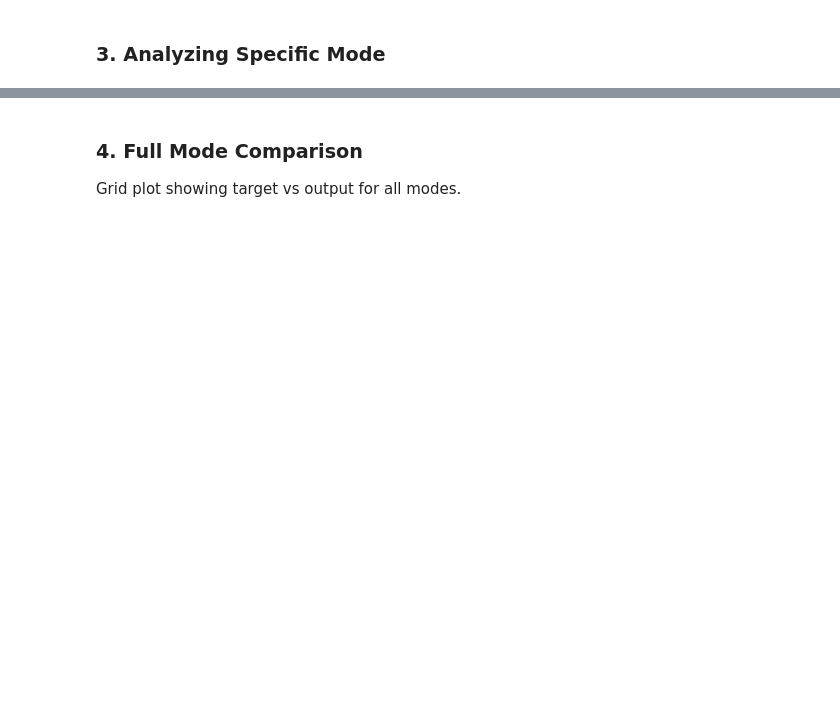
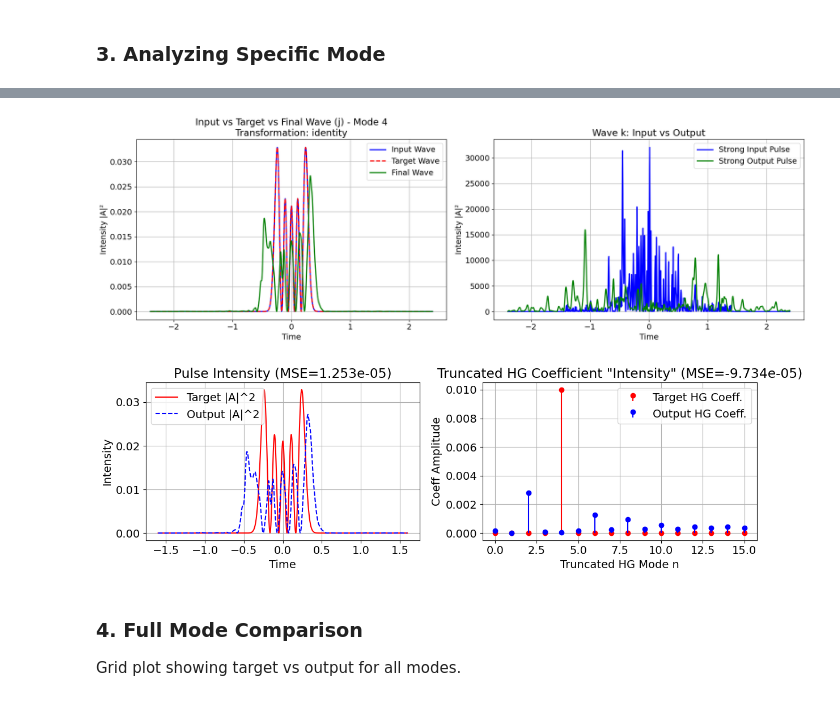
Before and after one commit to lukass16/LGW-Lab-NLSE, a Jupyter notebook: NLSE in PyTorch/analyze_xpm_unitary.ipynb, the cells around one changed output, grey strips where cells are left out. Saved outputs shown, nothing was run; the diff lists cells and outputs as text; code cells hidden in the pictures; blank space fills up the shorter version.

```diff
--- a/NLSE in PyTorch/analyze_xpm_unitary.ipynb
+++ b/NLSE in PyTorch/analyze_xpm_unitary.ipynb
@@ -336,7 +267,7 @@ print(f"  Modes to plot: {modes_to_plot}")
 ### 3. Analyzing Specific Mode
 # %%
 # ===== PARAMETER: Set the mode number to analyze =====
-mode_nr = 0  # Change this to analyze different modes (0 to B-1)
+mode_nr = 4  # Change this to analyze different modes (0 to B-1)
 # ======================================================
 # %%
 # Plot intensity evolution for wave j
@@ -363,33 +298,38 @@ end_idx_comp = start_idx_comp + center_points_comp
 t_center_comp = t[start_idx_comp:end_idx_comp].cpu().numpy()
 
 fig, (ax1, ax2) = plt.subplots(1, 2, figsize=(18, 6))
 
 # First subplot: Input vs Target vs Final wave (j)
 ax1.plot(t_center_comp, np.abs(x[mode_nr].detach().cpu().numpy())[start_idx_comp:end_idx_comp]**2,
         "b-", label="Input Wave", linewidth=2)
 ax1.plot(t_center_comp, np.abs(y[mode_nr].detach().cpu().numpy())[start_idx_comp:end_idx_comp]**2,
         "r--", label="Target Wave", linewidth=2)
 ax1.plot(t_center_comp, np.abs(A_j_evolution[mode_nr, :, -1].detach().cpu().numpy())[start_idx_comp:end_idx_comp]**2,
         "g-", label="Final Wave", linewidth=2)
 ax1.set_xlabel("Time")
 ax1.set_ylabel("Intensity |A|²")
 ax1.set_title(f"Input vs Target vs Final Wave (j) - Mode {mode_nr}\nTransformation: {transformation_name}")
 ax1.legend()
 ax1.grid()
 
 # Second subplot: Wave k first and last
 ax2.plot(t_center_comp, np.abs(A_k_evolution[mode_nr, :, 0].detach().cpu().numpy())[start_idx_comp:end_idx_comp]**2,
         "b-", label="Strong Input Pulse", linewidth=2)
 ax2.plot(t_center_comp, np.abs(A_k_evolution[mode_nr, :, -1].detach().cpu().numpy())[start_idx_comp:end_idx_comp]**2,
         "g-", label="Strong Output Pulse", linewidth=2)
 ax2.set_xlabel("Time")
 ax2.set_ylabel("Intensity |A|²")
 ax2.set_title("Wave k: Input vs Output")
 ax2.legend()
 ax2.grid()
 
 plt.tight_layout()
 plt.show()
+
+analyze(A_j_evolution[mode_nr,:, -1], y[mode_nr], hg_basis, dt, B, Lt, Nt)
+# %% [output]
+[figure, added]
+[figure, added]
 # %% [markdown]
 ### 4. Full Mode Comparison
 
```
Also changed, not shown: parts of 30 cells of this notebook, 3 other files.
